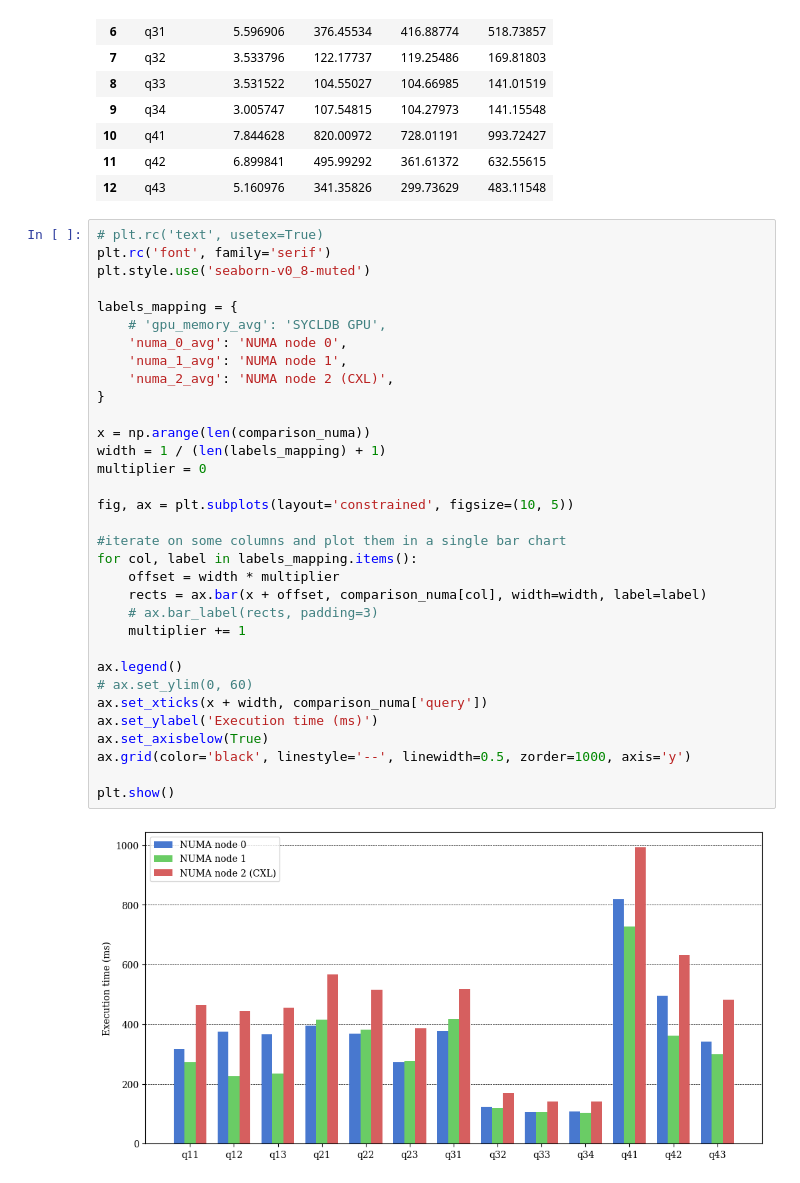
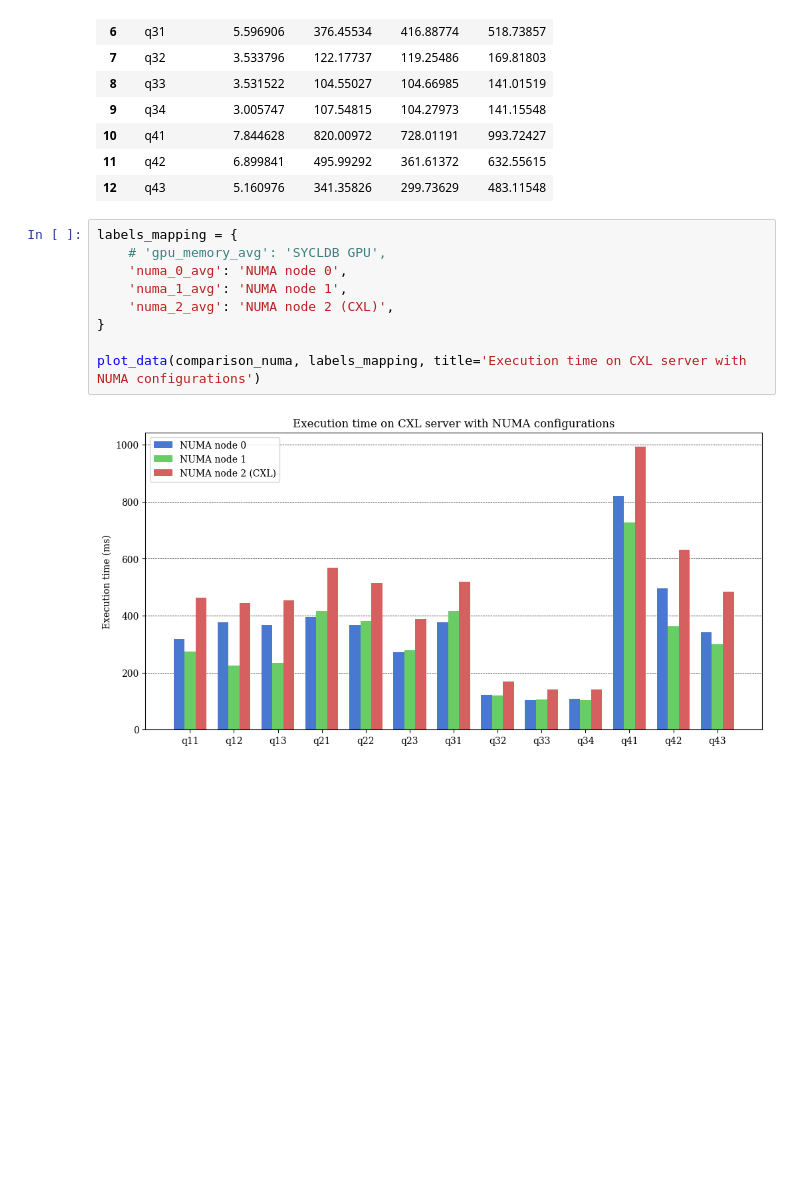
Before and after one commit to Maestro-Zacht/sycldb-calcite-executor, a Jupyter notebook: performances/perf.ipynb, the cells around one changed output. Cells and saved outputs as stored; diff of their text form; blank space fills up the shorter version.

```diff
--- a/performances/perf.ipynb
+++ b/performances/perf.ipynb
@@ -308,39 +289,15 @@ comparison_numa
 | 11 | q42 | 6.899841 | 495.99292 | 361.61372 | 632.55615 |
 | 12 | q43 | 5.160976 | 341.35826 | 299.73629 | 483.11548 |
 # %%
-# plt.rc('text', usetex=True)
-plt.rc('font', family='serif')
-plt.style.use('seaborn-v0_8-muted')
-
 labels_mapping = {
     # 'gpu_memory_avg': 'SYCLDB GPU',
     'numa_0_avg': 'NUMA node 0',
     'numa_1_avg': 'NUMA node 1',
     'numa_2_avg': 'NUMA node 2 (CXL)',
 }
 
-x = np.arange(len(comparison_numa))
-width = 1 / (len(labels_mapping) + 1)
-multiplier = 0
-
-fig, ax = plt.subplots(layout='constrained', figsize=(10, 5))
-
-#iterate on some columns and plot them in a single bar chart
-for col, label in labels_mapping.items():
-    offset = width * multiplier
-    rects = ax.bar(x + offset, comparison_numa[col], width=width, label=label)
-    # ax.bar_label(rects, padding=3)
-    multiplier += 1
-
-ax.legend()
-# ax.set_ylim(0, 60)
-ax.set_xticks(x + width, comparison_numa['query'])
-ax.set_ylabel('Execution time (ms)')
-ax.set_axisbelow(True)
-ax.grid(color='black', linestyle='--', linewidth=0.5, zorder=1000, axis='y')
-
-plt.show()
+plot_data(comparison_numa, labels_mapping, title='Execution time on CXL server with NUMA configurations')
 # %% [output]
-[figure, old version]
+[figure, new version]
 # %%
 cpu_results = pd.DataFrame()
```
Also changed, not shown: parts of 10 cells of this notebook, 22 other files.
